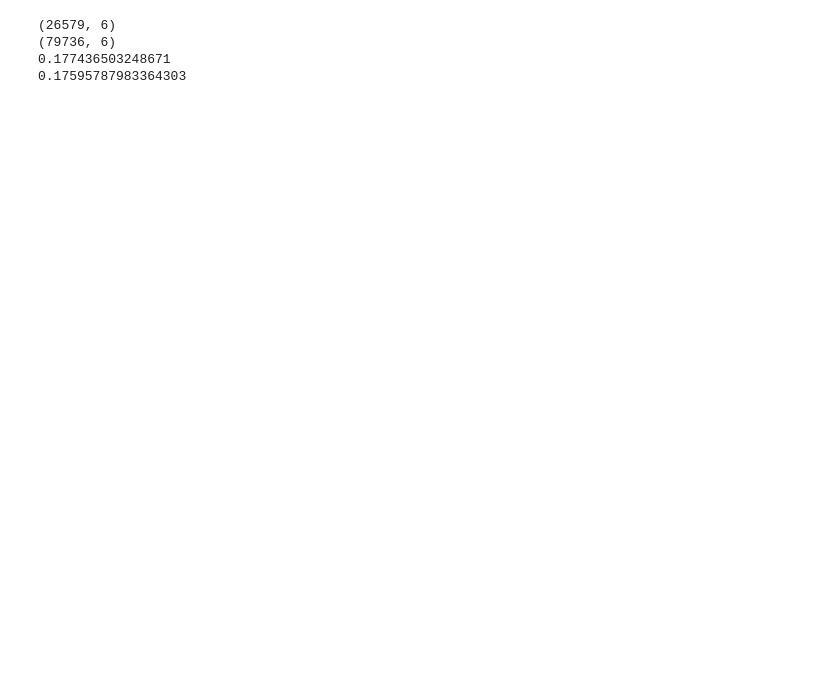
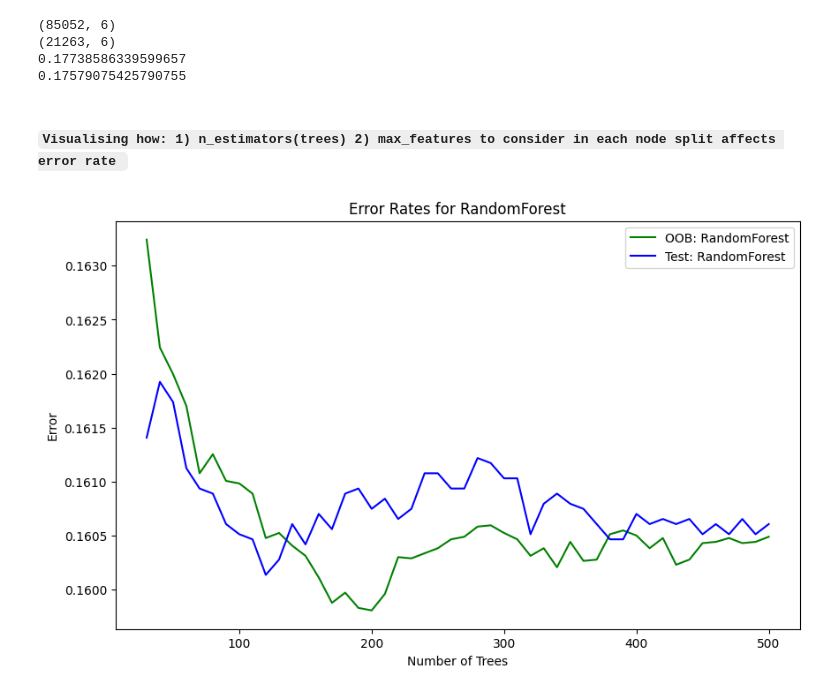
Before and after one commit to PopKobs/P2P_credit_scoring, a Jupyter notebook: Forest.ipynb, the cells around one changed output. Saved outputs shown, nothing was run; the diff lists cells and outputs as text; code cells hidden in the pictures; blank space fills up the shorter version.

Commit message:
Random Forest Parameter Visualisation and Optimisation

```diff
--- a/Forest.ipynb
+++ b/Forest.ipynb
@@ -73,16 +57,48 @@ See the caveats in the documentation: https://pandas.pydata.org/pandas-docs/stab
 # %%
-x_train, x_test, y_train, y_test = train_test_split(data.iloc[:, 1:data.shape[1]], data['LoanStatus'], train_size=0.75, shuffle=True, random_state=2)
+x_train, x_test, y_train, y_test = train_test_split(data.iloc[:, 1:data.shape[1]], data['LoanStatus'], train_size=0.8, shuffle=True, random_state=2)
 
+print(x_train.shape)
 print(x_test.shape)
-print(x_train.shape)
 
 y_train_dist = np.bincount(np.array(y_train))
 y_test_dist = np.bincount(np.array(y_test))
 
+# Checking if the distribution of delinquent loans in the test and train datasets is roughly equal
 print(y_train_dist[0]/y_train_dist[1])
-print(y_test_dist[0]/y_test_dist[1]) # Checking if the distribution of delinquent loans in the test and train datasets is roughly equal
+print(y_test_dist[0]/y_test_dist[1])
 # %% [output]
-(26579, 6)
-(79736, 6)
-0.177436503248671
-0.17595787983364303
+(85052, 6)
+(21263, 6)
+0.17738586339599657
+0.17579075425790755
+# %% [markdown]
+<h4><code>Visualising how: 1) n_estimators(trees) 2) max_features to consider in each node split affects error rate </code>
+# %%
+# Lists to store errors
+oob_error_rf = []
+test_error_rf = []
+
+# Number of trees to evaluate
+n_trees = range(30, 501, 10)
+
+# Train RandomForest
+for n in n_trees:
+    rf = RandomForestClassifier(n_estimators=n, oob_score=True, random_state=42)
+
+    rf.fit(x_train, y_train)
+
+    # Record the OOB and test errors
+    oob_error_rf.append(1 - rf.oob_score_)
+    test_error_rf.append(1 - rf.score(x_test, y_test))
+
+# Plotting
+plt.figure(figsize=(10, 6))
+plt.plot(n_trees, oob_error_rf, 'g-', label='OOB: RandomForest')
+plt.plot(n_trees, test_error_rf, 'b-', label='Test: RandomForest')
+plt.xlabel('Number of Trees')
+plt.ylabel('Error')
+plt.title('Error Rates for RandomForest')
+plt.legend()
+plt.show()
+# %% [output]
+[figure, added]
```
Also changed, not shown: parts of 11 cells of this notebook.
